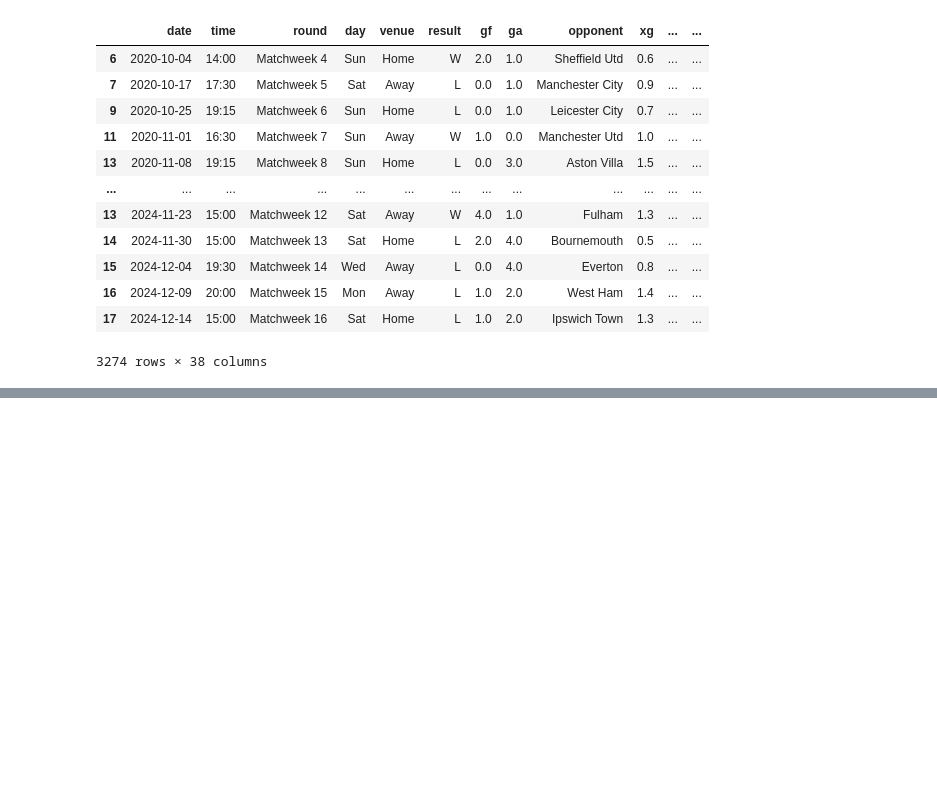
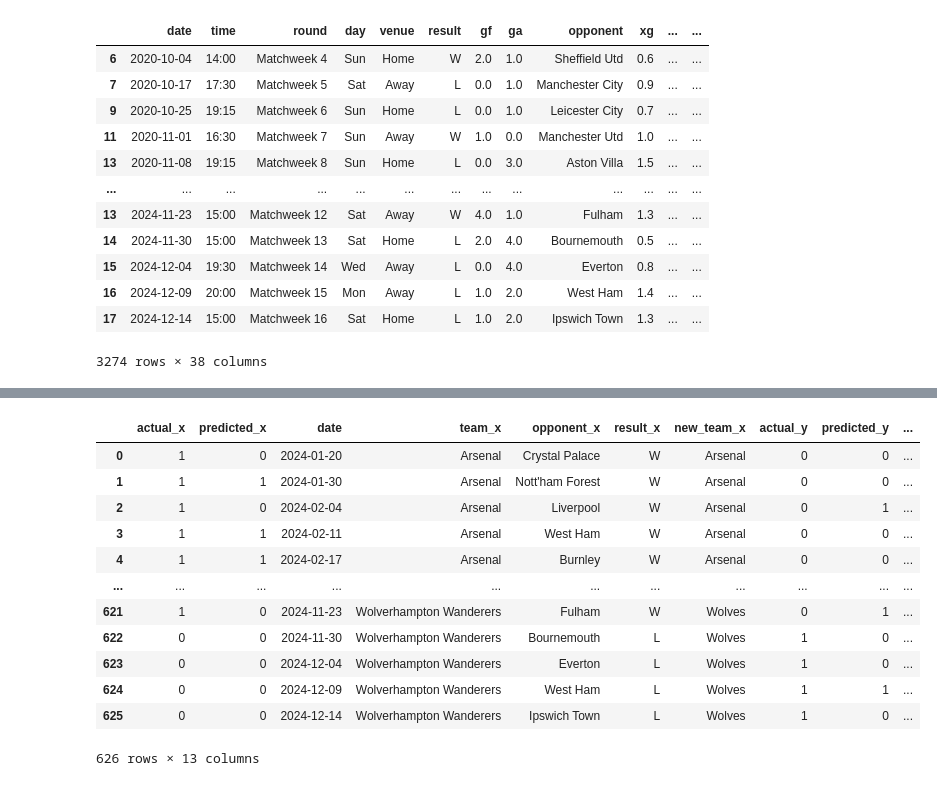
Before and after one commit to muhammadadeel22/Premier-League-Football-Prediction, a Jupyter notebook: EPL_Prediction.ipynb, the cells around one changed output, grey strips where cells are left out. Drawn from its saved outputs; the diff is of its cells as text; code cells hidden in the pictures; blank space fills up the shorter version.

Commit message:
Predicting after rolling averages columns added

```diff
--- a/EPL_Prediction.ipynb
+++ b/EPL_Prediction.ipynb
@@ -257,0 +273,2 @@ matches_rolling.index = range(matches_rolling.shape[0])
+# %%
+combined = combined.merge(matches_rolling[["date", "team", "opponent", "result"]], left_index=True, right_index=True)
@@ -257,0 +289,26 @@ matches_rolling.index = range(matches_rolling.shape[0])
+# %%
+class MissingDict(dict):
+    __missing__ = lambda self, key: key
+
+map_values = {"Brighton and Hove Albion": "Brighton", "Manchester United": "Manchester Utd", "Newcastle United": "Newcastle Utd", "Tottenham Hotspur": "Tottenham", "West Ham United": "West Ham", "Wolverhampton Wanderers": "Wolves"}
+mapping = MissingDict(**map_values)
+# %%
+combined["new_team"] = combined["team"].map(mapping)
+# %%
+merged = combined.merge(combined, left_on=["date", "new_team"], right_on=["date", "opponent"])
+# %%
+merged
+# %% [output]
+|  | actual_x | predicted_x | date | team_x | opponent_x | result_x | new_team_x | actual_y | predicted_y | ... |
+| 0 | 1 | 0 | 2024-01-20 | Arsenal | Crystal Palace | W | Arsenal | 0 | 0 | ... |
+| 1 | 1 | 1 | 2024-01-30 | Arsenal | Nott'ham Forest | W | Arsenal | 0 | 0 | ... |
+| 2 | 1 | 0 | 2024-02-04 | Arsenal | Liverpool | W | Arsenal | 0 | 1 | ... |
+| 3 | 1 | 1 | 2024-02-11 | Arsenal | West Ham | W | Arsenal | 0 | 0 | ... |
+| 4 | 1 | 1 | 2024-02-17 | Arsenal | Burnley | W | Arsenal | 0 | 0 | ... |
+| ... | ... | ... | ... | ... | ... | ... | ... | ... | ... | ... |
+| 621 | 1 | 0 | 2024-11-23 | Wolverhampton Wanderers | Fulham | W | Wolves | 0 | 1 | ... |
+| 622 | 0 | 0 | 2024-11-30 | Wolverhampton Wanderers | Bournemouth | L | Wolves | 1 | 0 | ... |
+| 623 | 0 | 0 | 2024-12-04 | Wolverhampton Wanderers | Everton | L | Wolves | 1 | 0 | ... |
+| 624 | 0 | 0 | 2024-12-09 | Wolverhampton Wanderers | West Ham | L | Wolves | 1 | 1 | ... |
+| 625 | 0 | 0 | 2024-12-14 | Wolverhampton Wanderers | Ipswich Town | L | Wolves | 1 | 0 | ... |
+626 rows × 13 columns
```
Also changed, not shown: parts of 5 cells of this notebook.
